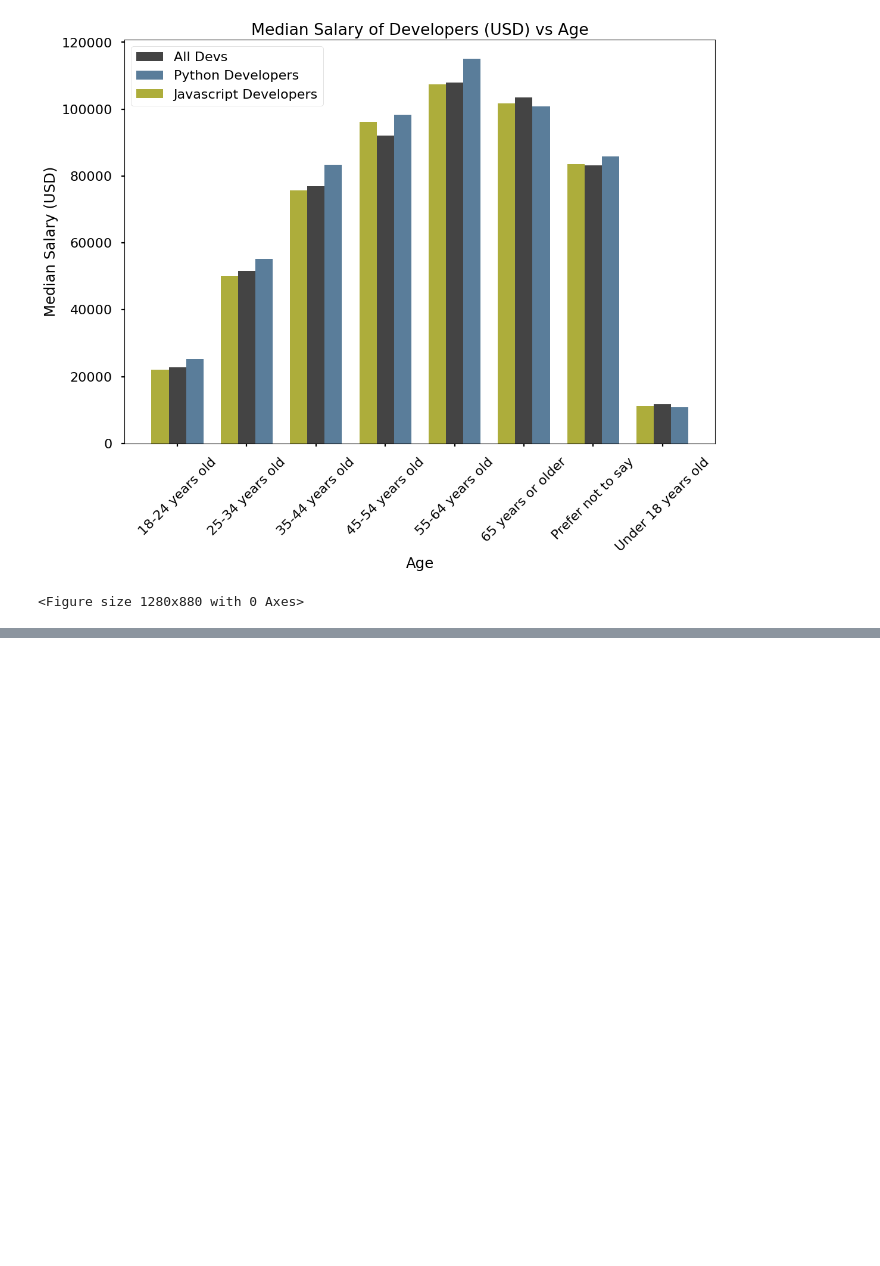
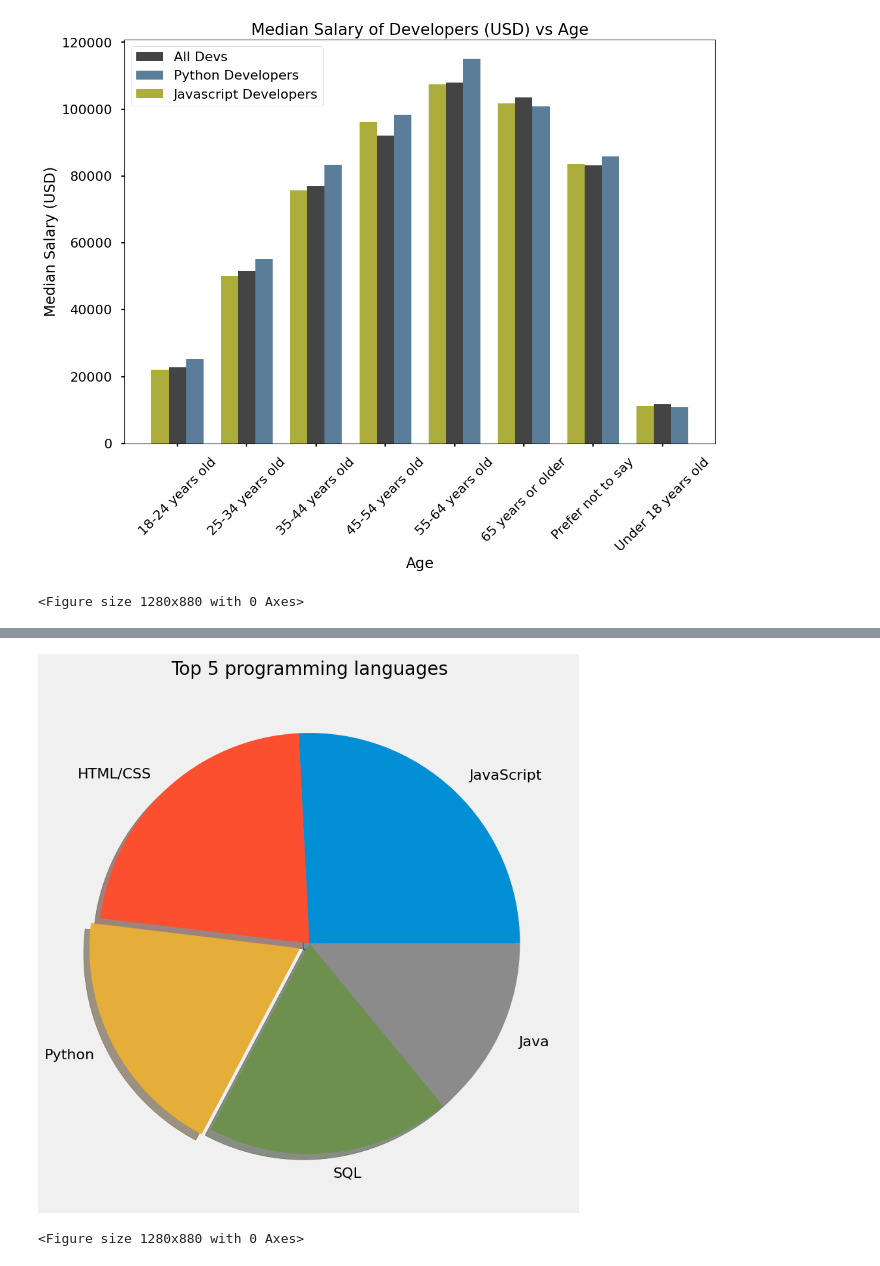
Before and after one commit to romannjoroge/DataScienceStar, a Jupyter notebook: Matplotlib/matplotlib_tutorial1.ipynb, the cells around one changed output, grey strips where cells are left out. Cells and saved outputs as stored; diff of their text form; code cells hidden in the pictures; blank space fills up the shorter version.

```diff
--- a/Matplotlib/matplotlib_tutorial1.ipynb
+++ b/Matplotlib/matplotlib_tutorial1.ipynb
@@ -198,0 +220,11 @@ defaultdict(<class 'int'>, {'C++': 8465, 'HTML/CSS': 25738, 'JavaScript': 31506,
+# %%
+# Making a pie chart of most used programming languages
+plt.pie(count[:5], labels=languages[:5], explode=[0, 0, 0.05, 0, 0], shadow=True)
+
+plt.title('Top 5 programming languages')
+plt.tight_layout()
+plt.show()
+plt.clf()
+# %% [output]
+[figure, added]
+<Figure size 1280x880 with 0 Axes>
```
Also changed, not shown: parts of 3 cells of this notebook, 5 other files.
